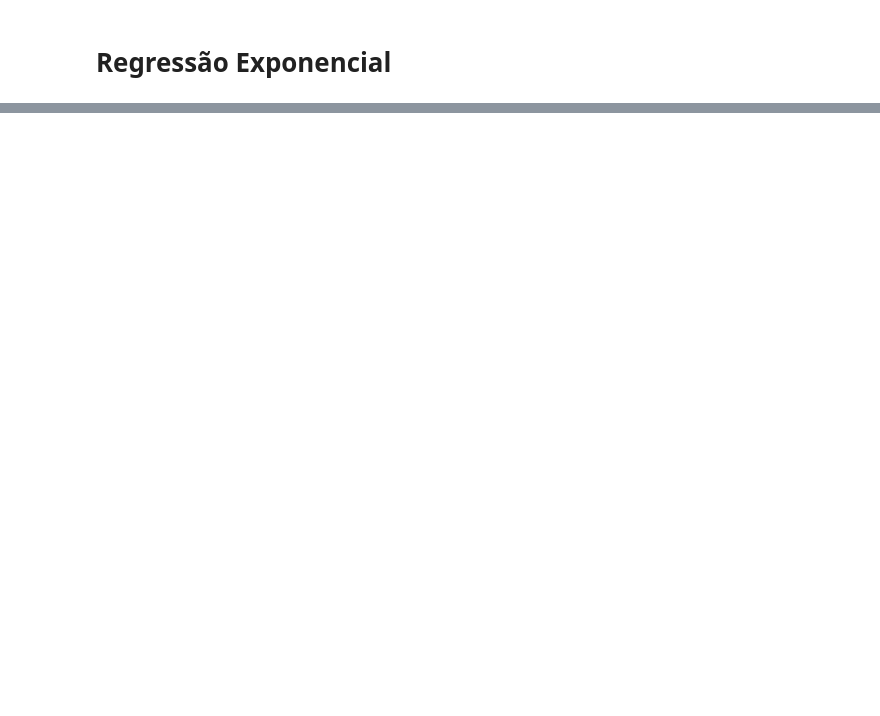
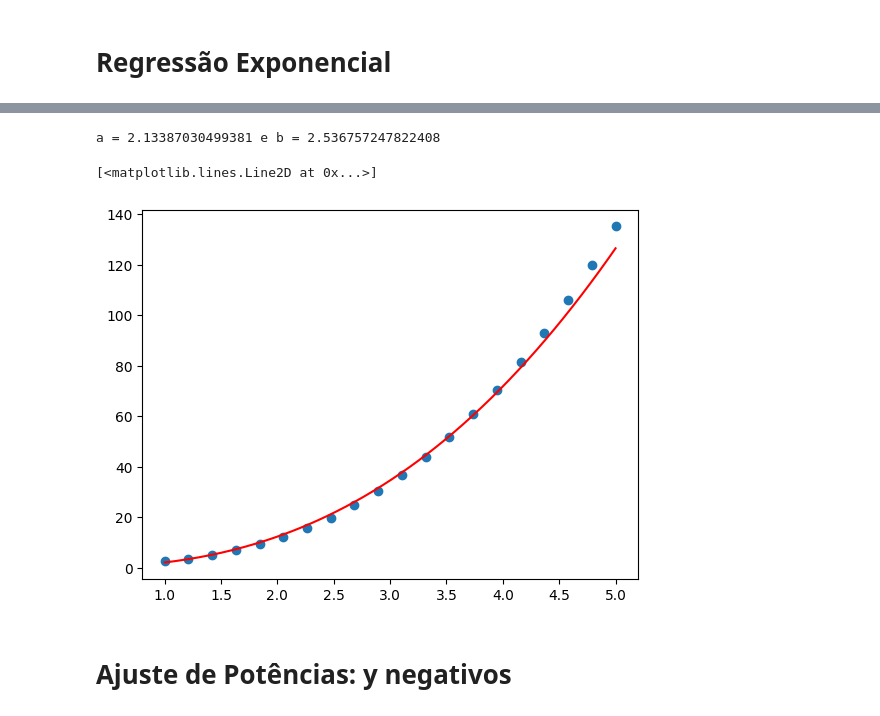
Before and after one commit to sidfc/2023_1_CCI_ANN, a Jupyter notebook: ajuste/best_poly.ipynb, the cells around one changed output, grey strips where cells are left out. Saved outputs shown, nothing was run; the diff lists cells and outputs as text; code cells hidden in the pictures; blank space fills up the shorter version.

```diff
--- a/ajuste/best_poly.ipynb
+++ b/ajuste/best_poly.ipynb
@@ -87,0 +121,41 @@ plt.plot(t, et, color="red")
+# %%
+# encontrar a melhor função y = a * x ** b
+def best_pow(x, y):
+    x_ = np.log(x)
+    y_ = np.log(y)
+    a0, a1 = best_poly(x_, y_,k=1)
+    a = np.exp(a0)
+    b = a1
+    return a, b
+# %%
+def model_pow(x):
+    a = 1.52342
+    b = 2.78238
+    low, high = 1, 1.1
+    erro = low + (high - low) * np.random.random()
+    return a * x ** b + erro
+# %%
+x = np.linspace(1, 5, 20)
+y = [model_pow(xi) for xi in x]
+
+# plotando os pontos
+plt.scatter(x, y)
+
+# encontrando a e b
+a, b = best_pow(x, y)
+print(f"{a = } e {b = }")
+
+# construindo a função potência
+def p(x):
+    return a * x ** b
+
+# plotando a função potência
+t = np.linspace(min(x), max(x), 200)
+pt = p(t)
+plt.plot(t, pt, color="red")
+# %% [output]
+a = 2.13387030499381 e b = 2.536757247822408
+[<matplotlib.lines.Line2D at 0x...>]
+[figure, added]
+# %% [markdown]
+# Ajuste de Potências: y negativos
```
Also changed, not shown: parts of 14 cells of this notebook, 6 other files.
